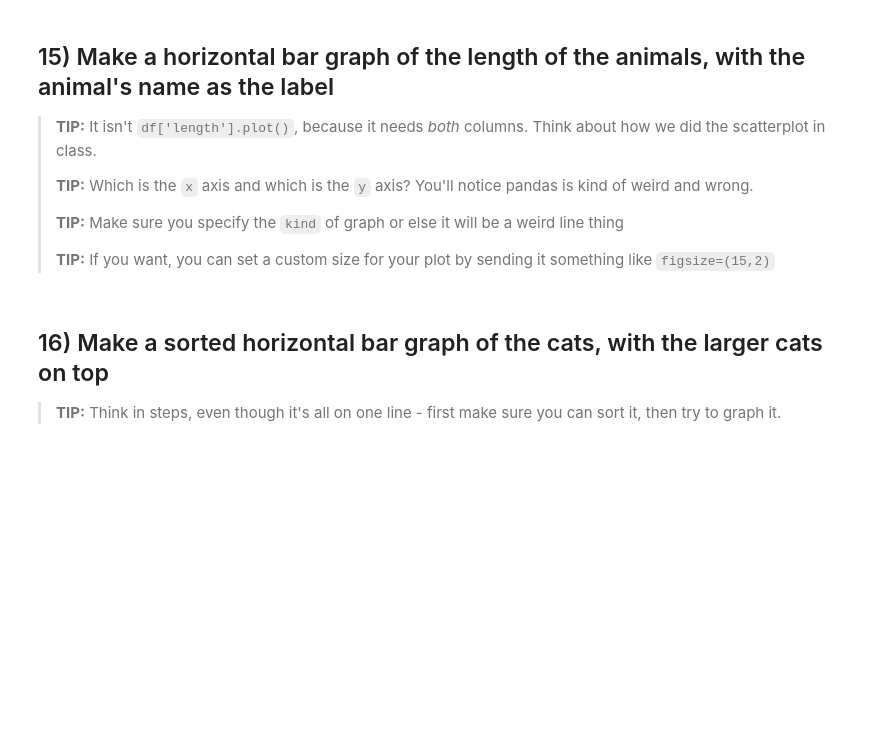
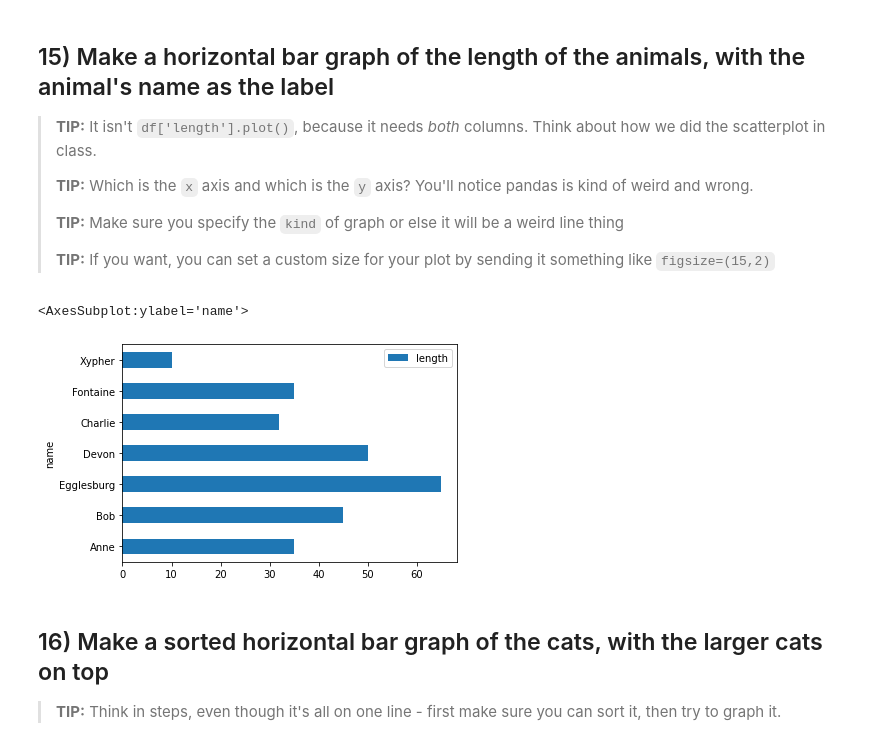
Before and after one commit to terril68/05-homework, a Jupyter notebook: 01-Animals.ipynb, the cells around one changed output. Cells and saved outputs as stored; diff of their text form; code cells hidden in the pictures; blank space fills up the shorter version.

```diff
--- a/01-Animals.ipynb
+++ b/01-Animals.ipynb
@@ -272,6 +301,11 @@ We didn't talk about how to make a histogram in class! It **does not** use `plot
 > **TIP:** Make sure you specify the `kind` of graph or else it will be a weird line thing
 >
 > **TIP:** If you want, you can set a custom size for your plot by sending it something like `figsize=(15,2)`
+# %%
+df.plot(kind='barh',x='name',y='length')
+# %% [output]
+<AxesSubplot:ylabel='name'>
+[figure, added]
 # %% [markdown]
 ## 16) Make a sorted horizontal bar graph of the cats, with the larger cats on top
 
```
Also changed, not shown: parts of 19 cells of this notebook, 1 other file.
